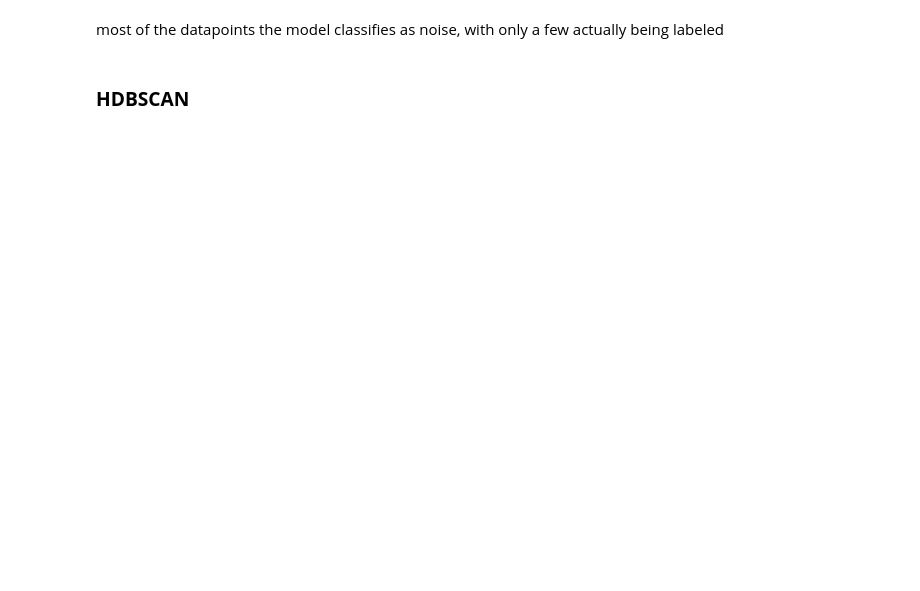
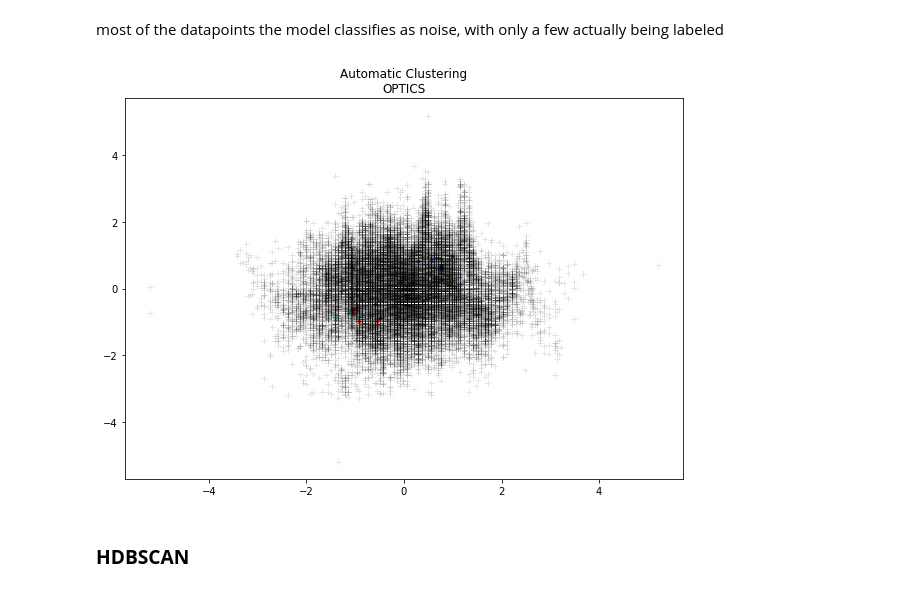
Before and after one commit to lilfetz22/Health_Scores_CAP2, a Jupyter notebook: scripts/Health_Scores_ML.ipynb, the cells around one changed output. Cells and saved outputs as stored; diff of their text form; code cells hidden in the pictures; blank space fills up the shorter version.

```diff
--- a/scripts/Health_Scores_ML.ipynb
+++ b/scripts/Health_Scores_ML.ipynb
@@ -265,3 +254,8 @@ optic_tract['optic_cluster'] = optics_fx(tract_arr)
+# %%
+optic_tract['optic_cluster'] = optics_fx(tract_arr)
+optic_tract.to_csv('/content/gdrive/My Drive/Health_Scores_CAP2/manipulated_data/optic_tract_df.csv')
+# %% [output]
+[figure, added]
 # %% [markdown]
 ### **HDBSCAN**
 # %%
```
Also changed, not shown: parts of 70 cells of this notebook.
